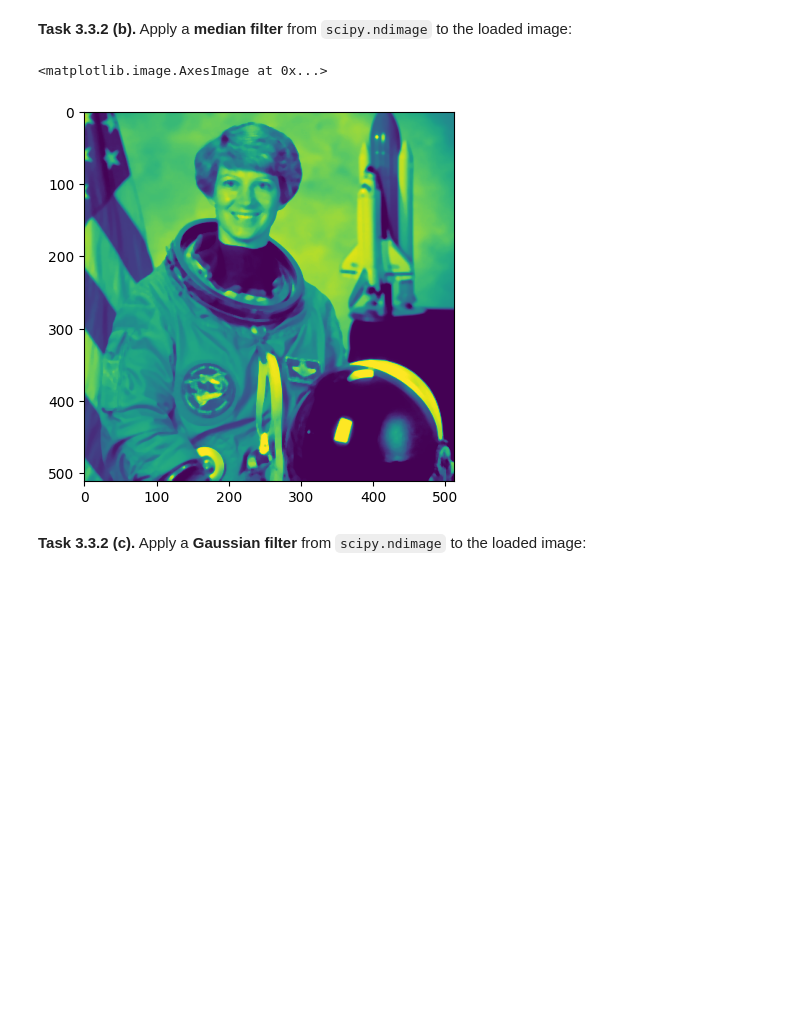
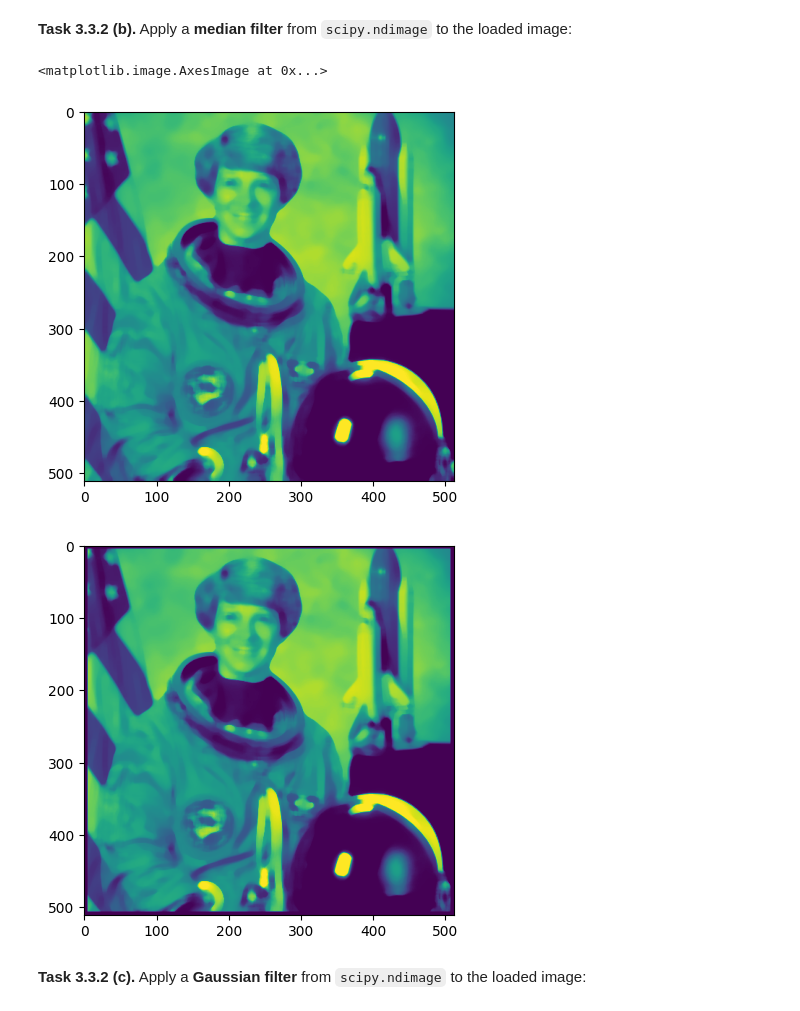
Before and after one commit to MarcelBuss/mobi-fs3-python, a Jupyter notebook: task3.ipynb, the cells around one changed output. Cells and saved outputs as stored; diff of their text form; code cells hidden in the pictures; blank space fills up the shorter version.

```diff
--- a/task3.ipynb
+++ b/task3.ipynb
@@ -88,10 +92,14 @@ plt.imshow(scipy.ndimage.uniform_filter(img, 5))
 # %% [markdown]
 **<a id="#">Task 3.3.2 (b).</a>** Apply a **median filter** from `scipy.ndimage` to the loaded image:
 # %%
-plt.imshow(scipy.ndimage.median_filter(img, 5))
+plt.figure()
+plt.imshow(scipy.ndimage.median_filter(img, 11))
+plt.figure()
+plt.imshow(medianfilter(img,11))
 # %% [output]
 <matplotlib.image.AxesImage at 0x...>
-[figure, old version]
+[figure, new version]
+[figure, added]
 # %% [markdown]
 **<a id="#">Task 3.3.2 (c).</a>** Apply a **Gaussian filter** from `scipy.ndimage` to the loaded image:
 # %%
```
Also changed, not shown: parts of 7 cells of this notebook.
